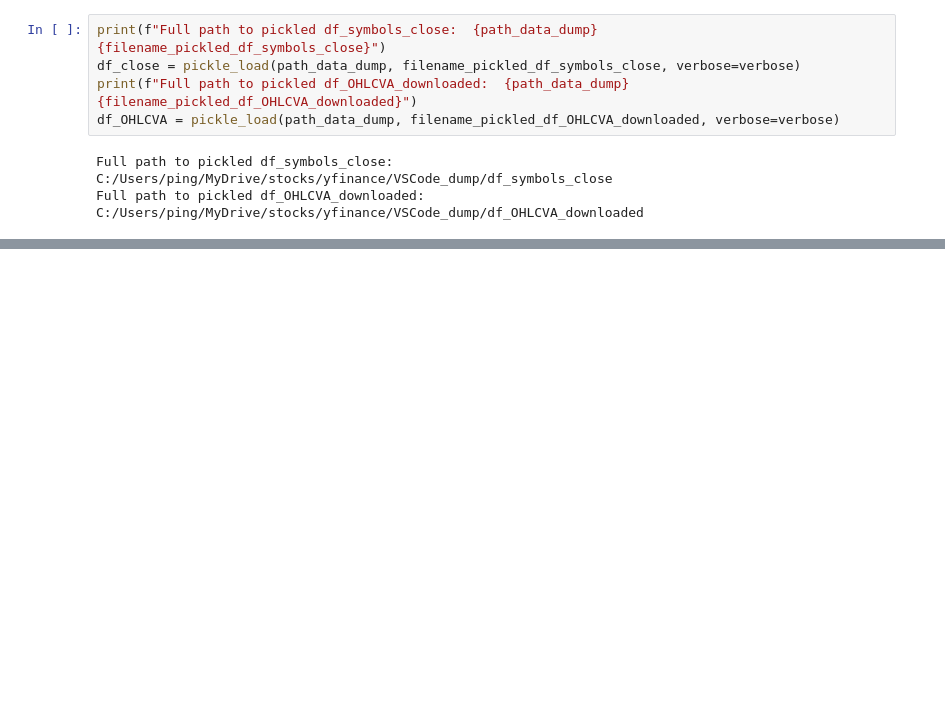
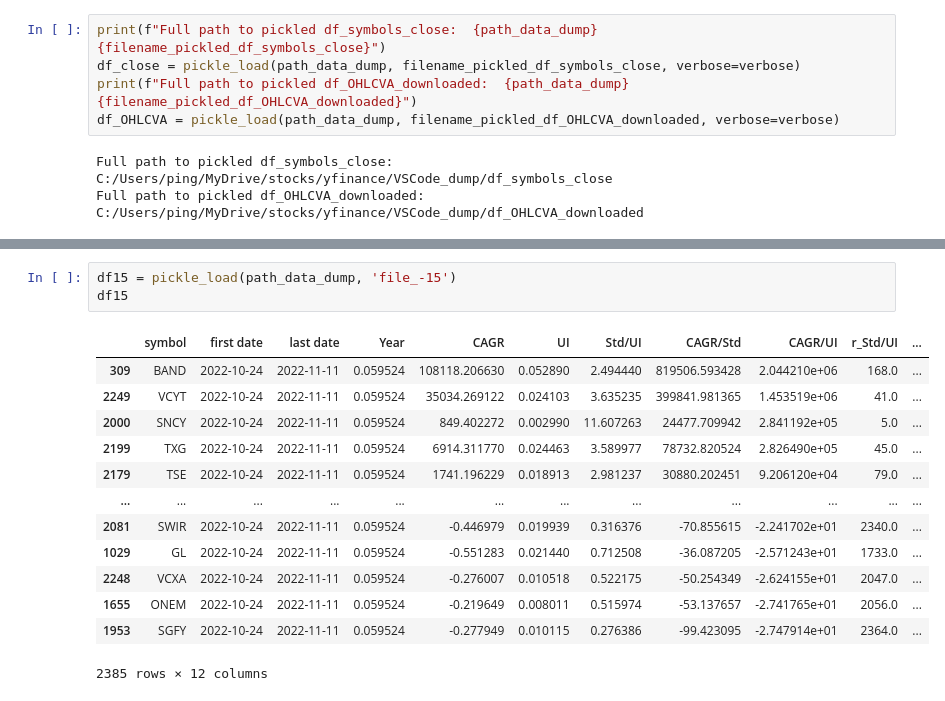
Before and after one commit to pympk/py379, a Jupyter notebook: work.ipynb, the cells around one changed output, grey strips where cells are left out. Cells and saved outputs as stored; diff of their text form; blank space fills up the shorter version.

```diff
--- a/work.ipynb
+++ b/work.ipynb
@@ -79,0 +154,17 @@ Index(['AAIN', 'AAMC', 'ACAB', 'ACAD', 'ACAQ', 'ACBA', 'ACDI', 'ACEV', 'ACNT',
+# %%
+df15 = pickle_load(path_data_dump, 'file_-15')
+df15
+# %% [output]
+|  | symbol | first date | last date | Year | CAGR | UI | Std/UI | CAGR/Std | CAGR/UI | r_Std/UI | ... |
+| 309 | BAND | 2022-10-24 | 2022-11-11 | 0.059524 | 108118.206630 | 0.052890 | 2.494440 | 819506.593428 | 2.044210e+06 | 168.0 | ... |
+| 2249 | VCYT | 2022-10-24 | 2022-11-11 | 0.059524 | 35034.269122 | 0.024103 | 3.635235 | 399841.981365 | 1.453519e+06 | 41.0 | ... |
+| 2000 | SNCY | 2022-10-24 | 2022-11-11 | 0.059524 | 849.402272 | 0.002990 | 11.607263 | 24477.709942 | 2.841192e+05 | 5.0 | ... |
+| 2199 | TXG | 2022-10-24 | 2022-11-11 | 0.059524 | 6914.311770 | 0.024463 | 3.589977 | 78732.820524 | 2.826490e+05 | 45.0 | ... |
+| 2179 | TSE | 2022-10-24 | 2022-11-11 | 0.059524 | 1741.196229 | 0.018913 | 2.981237 | 30880.202451 | 9.206120e+04 | 79.0 | ... |
+| ... | ... | ... | ... | ... | ... | ... | ... | ... | ... | ... | ... |
+| 2081 | SWIR | 2022-10-24 | 2022-11-11 | 0.059524 | -0.446979 | 0.019939 | 0.316376 | -70.855615 | -2.241702e+01 | 2340.0 | ... |
+| 1029 | GL | 2022-10-24 | 2022-11-11 | 0.059524 | -0.551283 | 0.021440 | 0.712508 | -36.087205 | -2.571243e+01 | 1733.0 | ... |
+| 2248 | VCXA | 2022-10-24 | 2022-11-11 | 0.059524 | -0.276007 | 0.010518 | 0.522175 | -50.254349 | -2.624155e+01 | 2047.0 | ... |
+| 1655 | ONEM | 2022-10-24 | 2022-11-11 | 0.059524 | -0.219649 | 0.008011 | 0.515974 | -53.137657 | -2.741765e+01 | 2056.0 | ... |
+| 1953 | SGFY | 2022-10-24 | 2022-11-11 | 0.059524 | -0.277949 | 0.010115 | 0.276386 | -99.423095 | -2.747914e+01 | 2364.0 | ... |
+2385 rows × 12 columns
```
Also changed, not shown: parts of 14 cells of this notebook, 2 other files.
